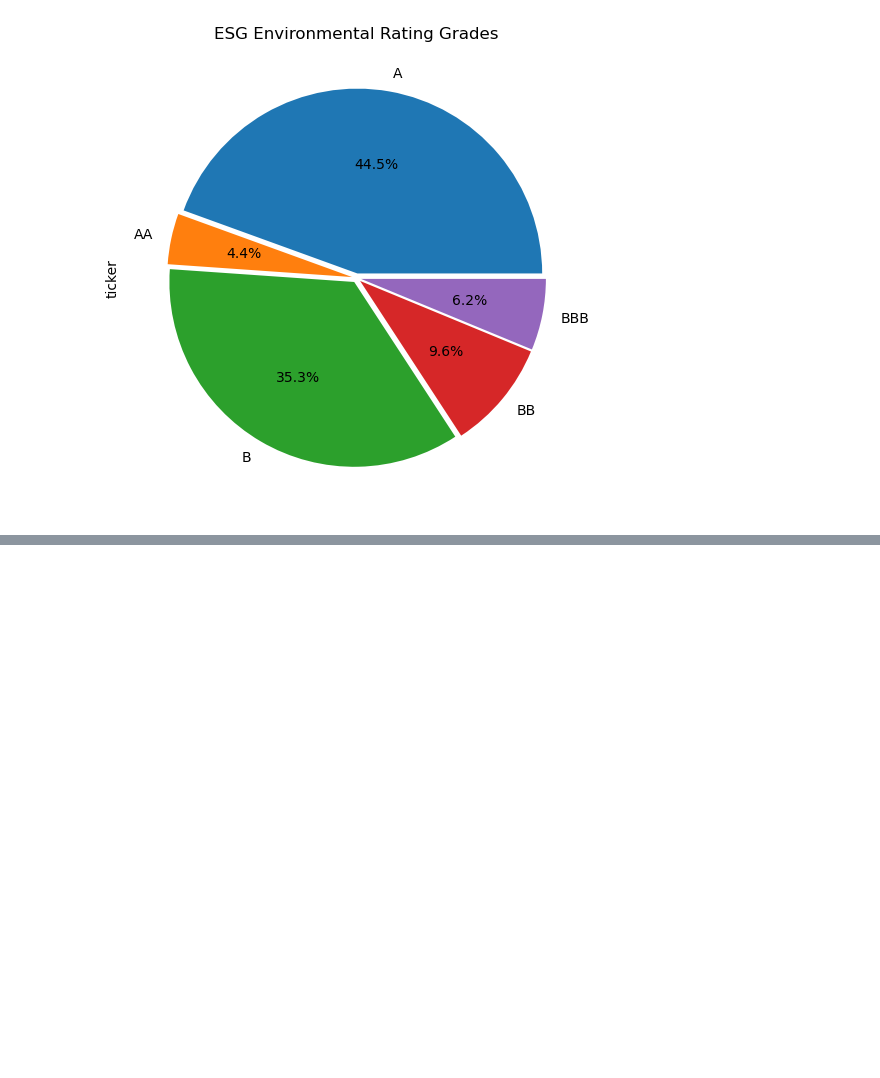
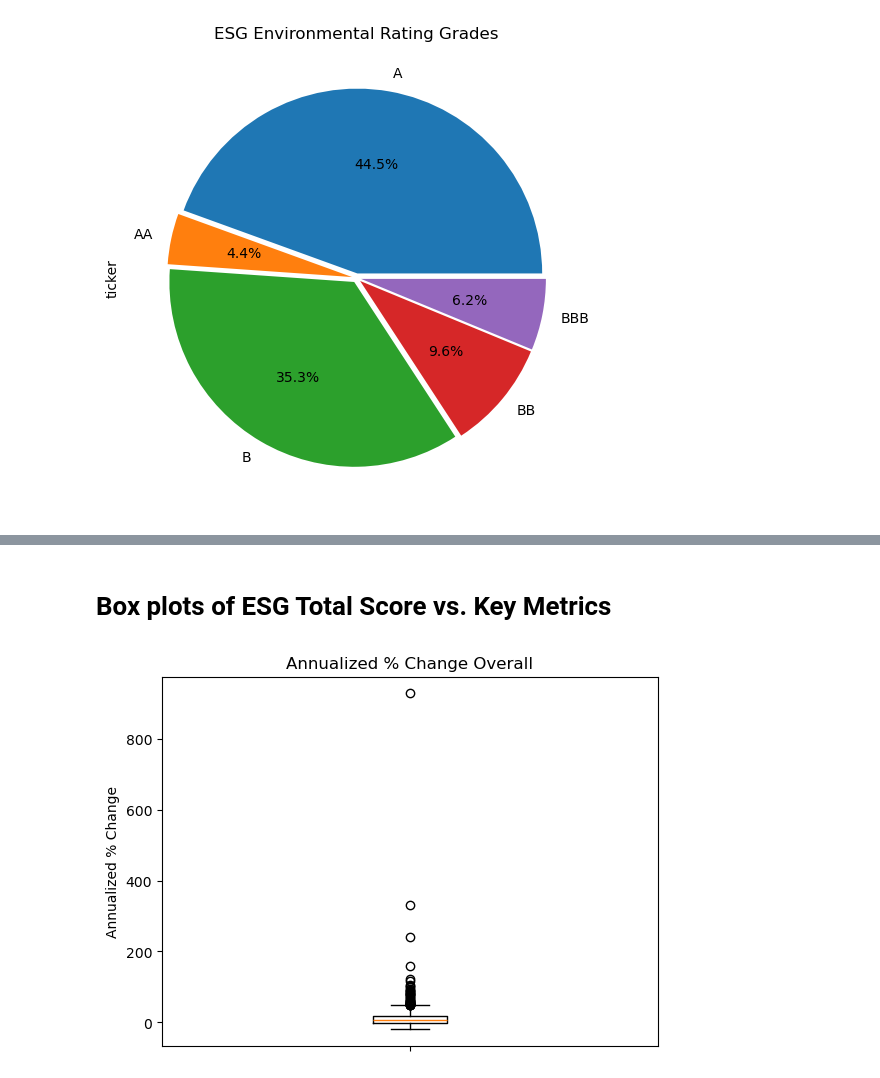
Before and after one commit to r-swift/Group-4-Project-1, a Jupyter notebook: ESG.ipynb, the cells around one changed output, grey strips where cells are left out. Cells and saved outputs as stored; diff of their text form; code cells hidden in the pictures; blank space fills up the shorter version.

```diff
--- a/ESG.ipynb
+++ b/ESG.ipynb
@@ -460,0 +195,21 @@ the p-value is : 1.181653912559203e-06
+# %% [markdown]
+# Box plots of ESG Total Score vs. Key Metrics
+# %%
+perc_change_series= pd.DataFrame(esg_complete["Annualized % Change"])
+
+# Create a boxplot for the data
+plt.boxplot(perc_change_series)
+
+# Add labels to the x-axis
+plt.xticks([1], [''])
+
+# Add a title and labels
+plt.title('Annualized % Change Overall')
+plt.ylabel('Annualized % Change')
+
+plt.savefig("Images/Annualized % Change Overall(with OUTLIERS)BOX.png")
+
+# Show the plot
+plt.show()
+# %% [output]
+[figure, added]
```
Also changed, not shown: parts of 53 cells of this notebook, 1 other file.
